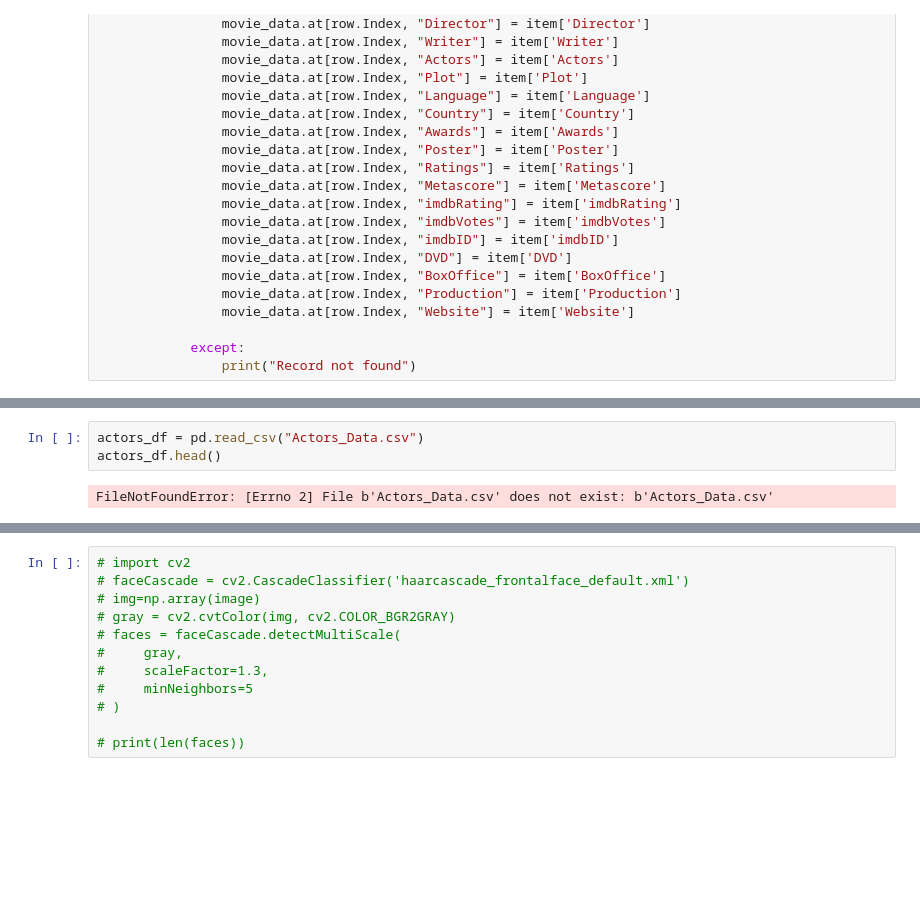
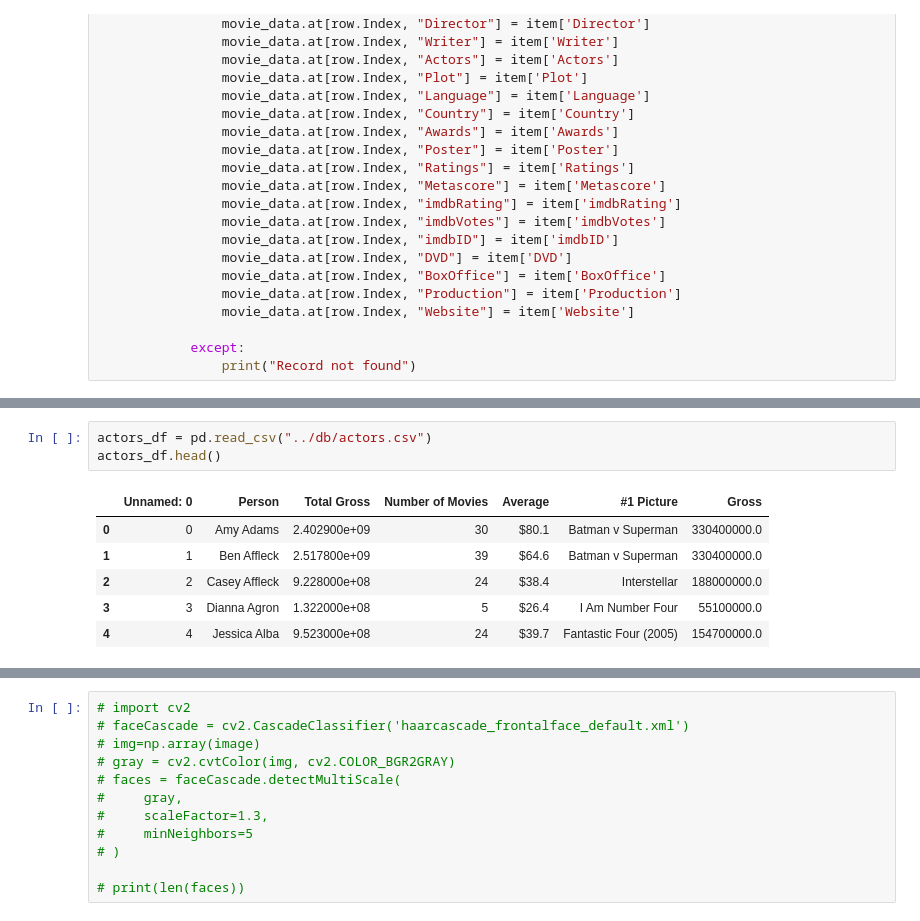
Before and after one commit to SMahashraya/BoxOfficeHits, a Jupyter notebook: data cleaning/Movie Data Cleaning Automated.ipynb, the cells around one changed output, grey strips where cells are left out. Drawn from its saved outputs; the diff is of its cells as text; blank space fills up the shorter version.

```diff
--- a/data cleaning/Movie Data Cleaning Automated.ipynb
+++ b/data cleaning/Movie Data Cleaning Automated.ipynb
@@ -193,8 +175,13 @@ movie_data
 # %%
-actors_df = pd.read_csv("Actors_Data.csv")
+actors_df = pd.read_csv("../db/actors.csv")
 actors_df.head()
 # %% [output]
-FileNotFoundError: [Errno 2] File b'Actors_Data.csv' does not exist: b'Actors_Data.csv'
+|  | Unnamed: 0 | Person | Total Gross | Number of Movies | Average | #1 Picture | Gross |
+| 0 | 0 | Amy Adams | 2.402900e+09 | 30 | $80.1 | Batman v Superman | 330400000.0 |
+| 1 | 1 | Ben Affleck | 2.517800e+09 | 39 | $64.6 | Batman v Superman | 330400000.0 |
+| 2 | 2 | Casey Affleck | 9.228000e+08 | 24 | $38.4 | Interstellar | 188000000.0 |
+| 3 | 3 | Dianna Agron | 1.322000e+08 | 5 | $26.4 | I Am Number Four | 55100000.0 |
+| 4 | 4 | Jessica Alba | 9.523000e+08 | 24 | $39.7 | Fantastic Four (2005) | 154700000.0 |
 # %%
 for row in movie_data.itertuples():
     if pd.notna(row):
```
Also changed, not shown: parts of 14 cells of this notebook, 2 other files.
